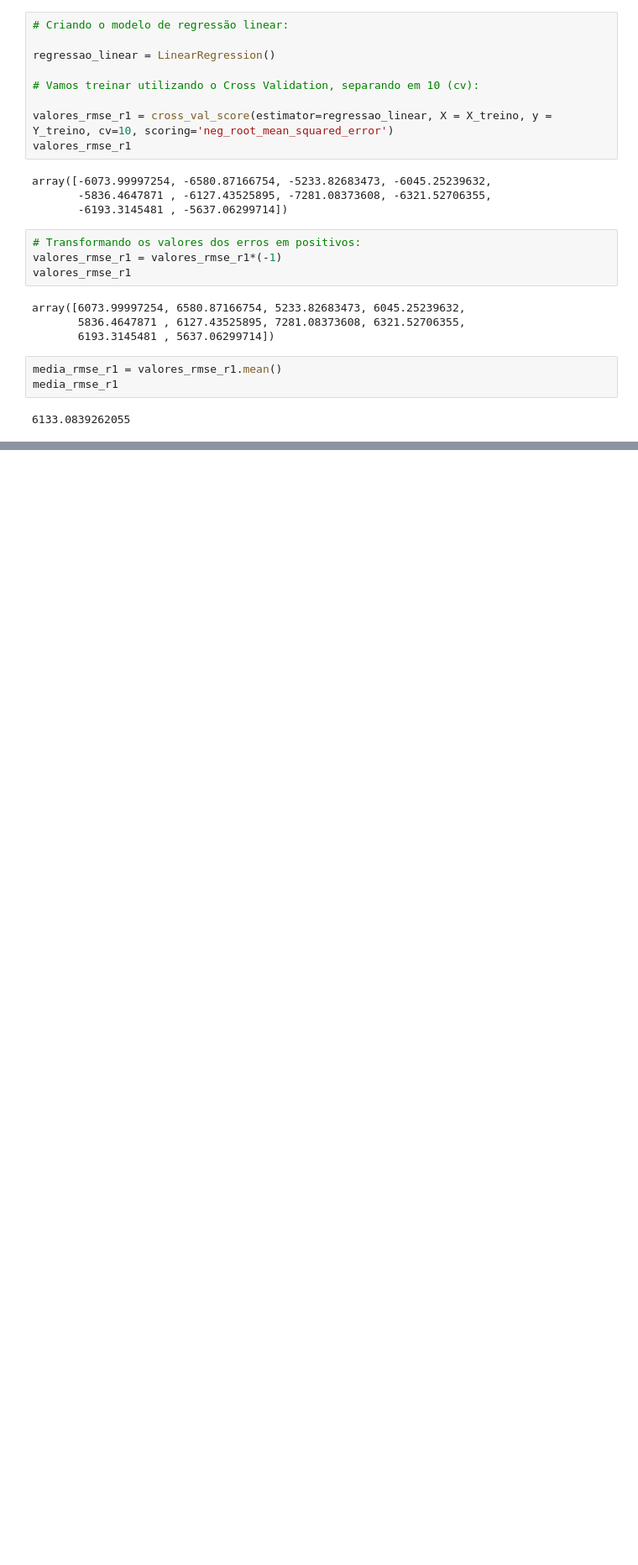
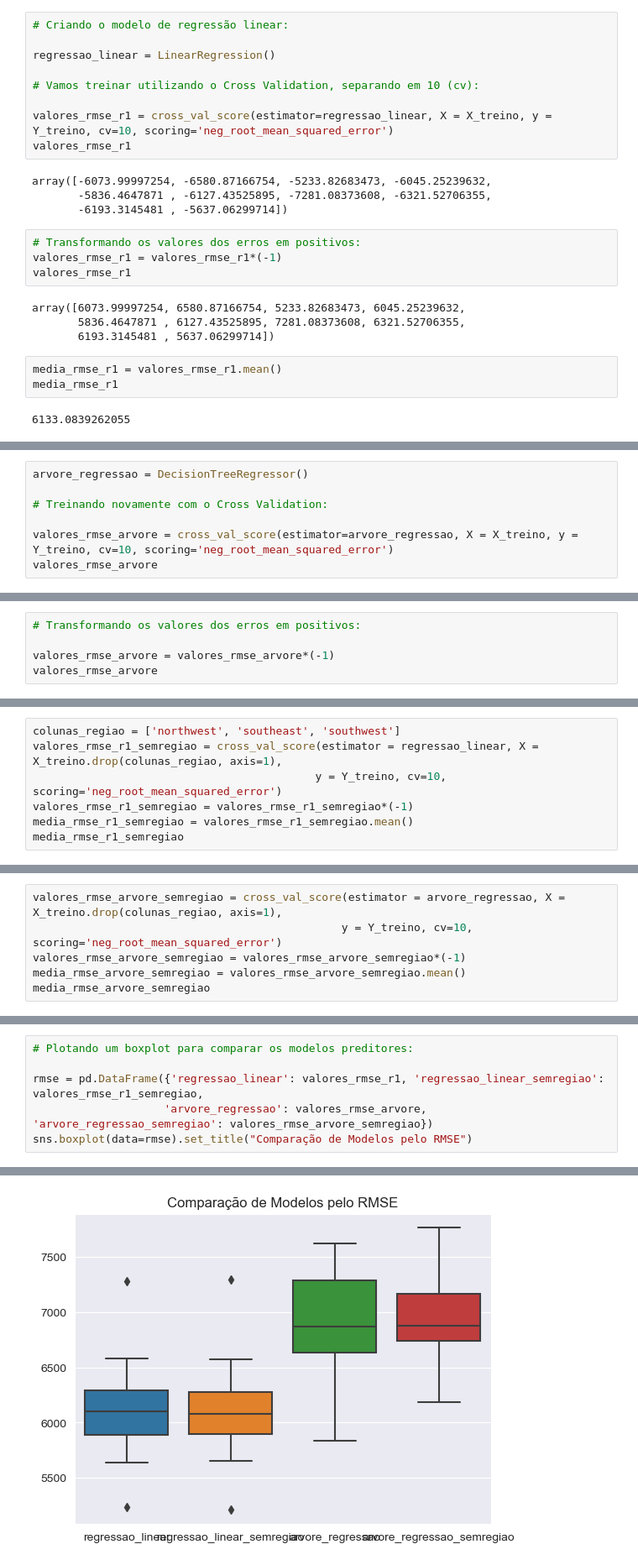
Before and after one commit to rhyanfrazao/regressao-dados-seguradora, a Jupyter notebook: projeto-regressao-linear.ipynb, the cells around one changed output, grey strips where cells are left out. Shown: that part at 84% size. Saved outputs shown, nothing was run; the diff lists cells and outputs as text; blank space fills up the shorter version.

Commit message:
criando modelos e escolhendo o campeao

```diff
--- a/projeto-regressao-linear.ipynb
+++ b/projeto-regressao-linear.ipynb
@@ -413,0 +421,7 @@ media_rmse_r1
+# %%
+arvore_regressao = DecisionTreeRegressor()
+
+# Treinando novamente com o Cross Validation:
+
+valores_rmse_arvore = cross_val_score(estimator=arvore_regressao, X = X_treino, y = Y_treino, cv=10, scoring='neg_root_mean_squared_error')
+valores_rmse_arvore
@@ -413,0 +432,5 @@ media_rmse_r1
+# %%
+# Transformando os valores dos erros em positivos:
+
+valores_rmse_arvore = valores_rmse_arvore*(-1)
+valores_rmse_arvore
@@ -413,0 +452,7 @@ media_rmse_r1
+# %%
+colunas_regiao = ['northwest', 'southeast', 'southwest']
+valores_rmse_r1_semregiao = cross_val_score(estimator = regressao_linear, X = X_treino.drop(colunas_regiao, axis=1),
+                                           y = Y_treino, cv=10, scoring='neg_root_mean_squared_error')
+valores_rmse_r1_semregiao = valores_rmse_r1_semregiao*(-1)
+media_rmse_r1_semregiao = valores_rmse_r1_semregiao.mean()
+media_rmse_r1_semregiao
@@ -413,0 +467,6 @@ media_rmse_r1
+# %%
+valores_rmse_arvore_semregiao = cross_val_score(estimator = arvore_regressao, X = X_treino.drop(colunas_regiao, axis=1),
+                                               y = Y_treino, cv=10, scoring='neg_root_mean_squared_error')
+valores_rmse_arvore_semregiao = valores_rmse_arvore_semregiao*(-1)
+media_rmse_arvore_semregiao = valores_rmse_arvore_semregiao.mean()
+media_rmse_arvore_semregiao
@@ -413,0 +477,7 @@ media_rmse_r1
+# %%
+# Plotando um boxplot para comparar os modelos preditores:
+
+rmse = pd.DataFrame({'regressao_linear': valores_rmse_r1, 'regressao_linear_semregiao': valores_rmse_r1_semregiao,
+                    'arvore_regressao': valores_rmse_arvore, 'arvore_regressao_semregiao': valores_rmse_arvore_semregiao})
+sns.boxplot(data=rmse).set_title("Comparação de Modelos pelo RMSE")
+# %% [output]
@@ -413,0 +485 @@ media_rmse_r1
+[figure, added]
```
Also changed, not shown: parts of 24 cells of this notebook.
